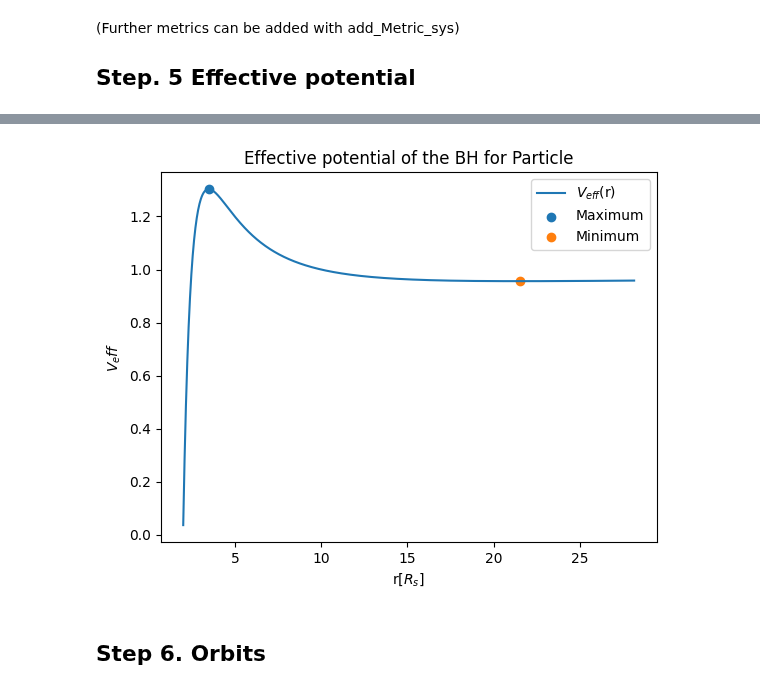
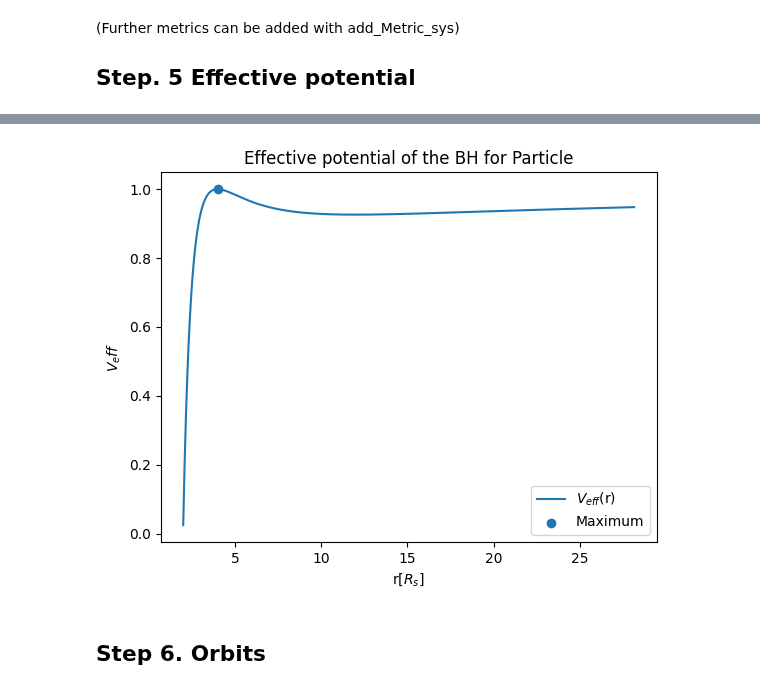
Before and after one commit to AdamSmithOrlik/quantum-black-holes, a Jupyter notebook: lukas/Draft_documentation.ipynb, the cells around one changed output, grey strips where cells are left out. Drawn from its saved outputs; the diff is of its cells as text; code cells hidden in the pictures.

Commit message:
Beautiful plots and helpful functions

```diff
--- a/lukas/Draft_documentation.ipynb
+++ b/lukas/Draft_documentation.ipynb
@@ -66,27 +79,27 @@ $\displaystyle \begin{align} V_\text{eff} (r) = - \frac{-1 + \frac{2}{r}}{r^{2}}
 # %%
-L = 5
+L = 4
 
 V_eff_list = V_eff_expr = BlackHole.Schwarzschield.V_eff(r_list, -1, L)
 
 V_min, V_max = BlackHole.Schwarzschield.min_max_V_eff(-1, L)
 
 fig, ax = plt.subplots()
 
 ax.plot(r_list, V_eff_list, label=fr'$V_{{eff}}$(r)')
 
 ax.scatter(V_max[0], float(BlackHole.Schwarzschield.V_eff(V_max[0], -1, L)), label='Maximum')
-ax.scatter(V_min[0], float(BlackHole.Schwarzschield.V_eff(V_min[0], -1, L)), label='Minimum')
+#ax.scatter(V_min[0], float(BlackHole.Schwarzschield.V_eff(V_min[0], -1, L)), label='Minimum')
 
 
 ax.set_title('Effective potential of the BH for Particle')
 ax.set_xlabel('r[$R_s$]')
 ax.set_ylabel('$V_eff$')
 
 ax.legend()
 
 plt.show()
 # %% [output]
-[figure, old version]
+[figure, new version]
 # %% [markdown]
 ## Step 6. Orbits
 # %%
```
Also changed, not shown: parts of 2 cells of this notebook, 5 other files.
